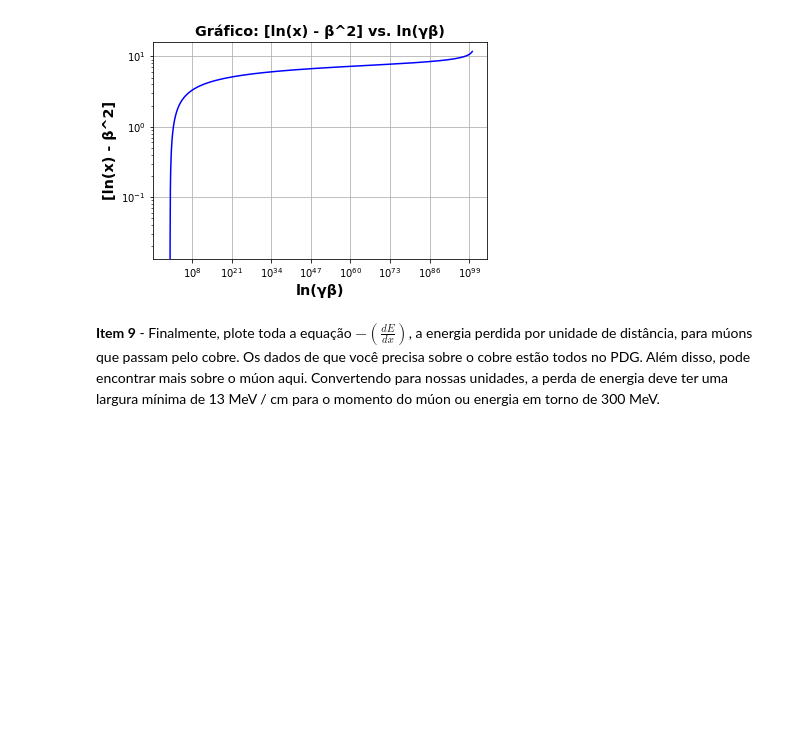
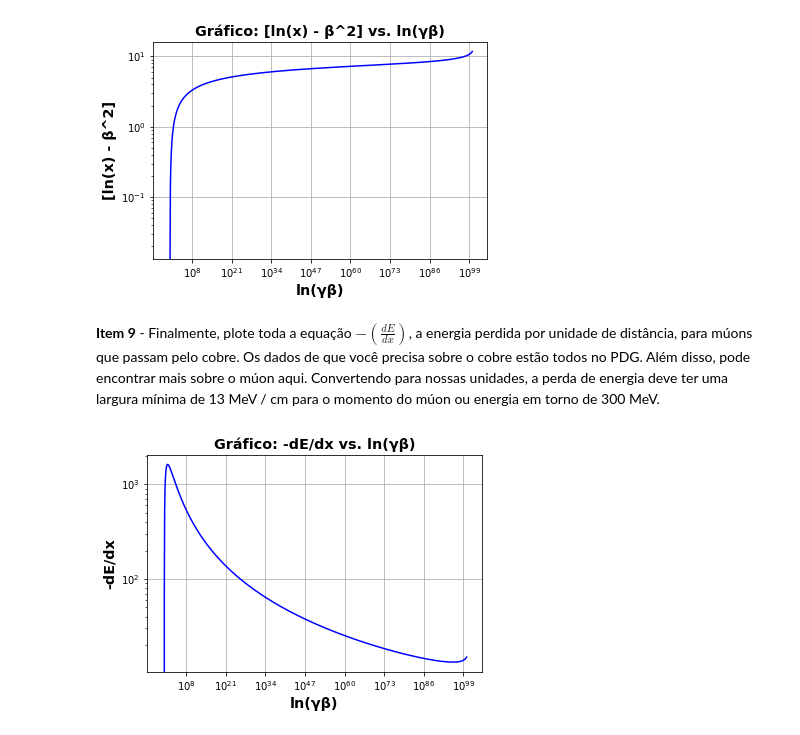
Before and after one commit to JMateusNSilva/python_uerj_2020_2, a Jupyter notebook: projeto01/projeto01_Bethe_Block_equation.ipynb, the cells around one changed output. Drawn from its saved outputs; the diff is of its cells as text; code cells hidden in the pictures; blank space fills up the shorter version.

```diff
--- a/projeto01/projeto01_Bethe_Block_equation.ipynb
+++ b/projeto01/projeto01_Bethe_Block_equation.ipynb
@@ -262,0 +257,23 @@ Z = 29
+# %%
+K = 0.307
+z = -1
+rho = 8.960               # g/cm^3 densidade do meio
+A = 63.546                # g/mol
+Z = 29
+
+cons = K * z**2 * rho * (Z/A)
+
+dE_over_dx = cons * (1/beta**2) * colchetes
+
+fig, ax9 = plt.subplots()
+
+ax9.set_title('Gráfico: -dE/dx vs. ln(γβ)',fontsize='x-large', fontweight='bold')
+ax9.set_xlabel('ln(γβ)',fontsize='x-large', fontweight='bold')
+ax9.set_ylabel('-dE/dx', fontsize='x-large', fontweight='bold')
+ax9.set_xscale('log')
+ax9.set_yscale('log')
+#ax8.set_xlim(0.1,10**6)                     # Limita o eixo x entre os valores de 0.1 até 100
+ax9=plt.grid()
+ax9=plt.plot( ps, dE_over_dx, 'blue')
+# %% [output]
+[figure, added]
```
Also changed, not shown: parts of 1 cell of this notebook.
